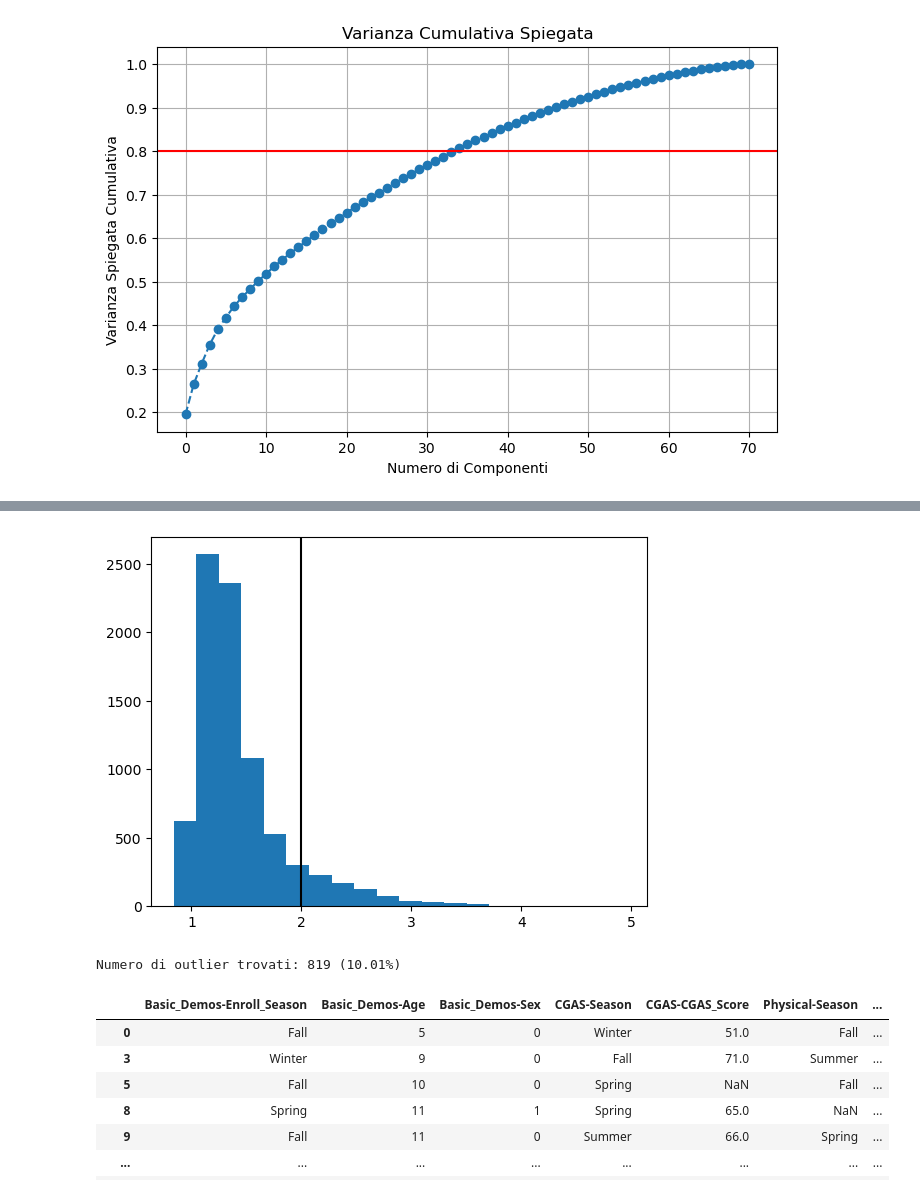
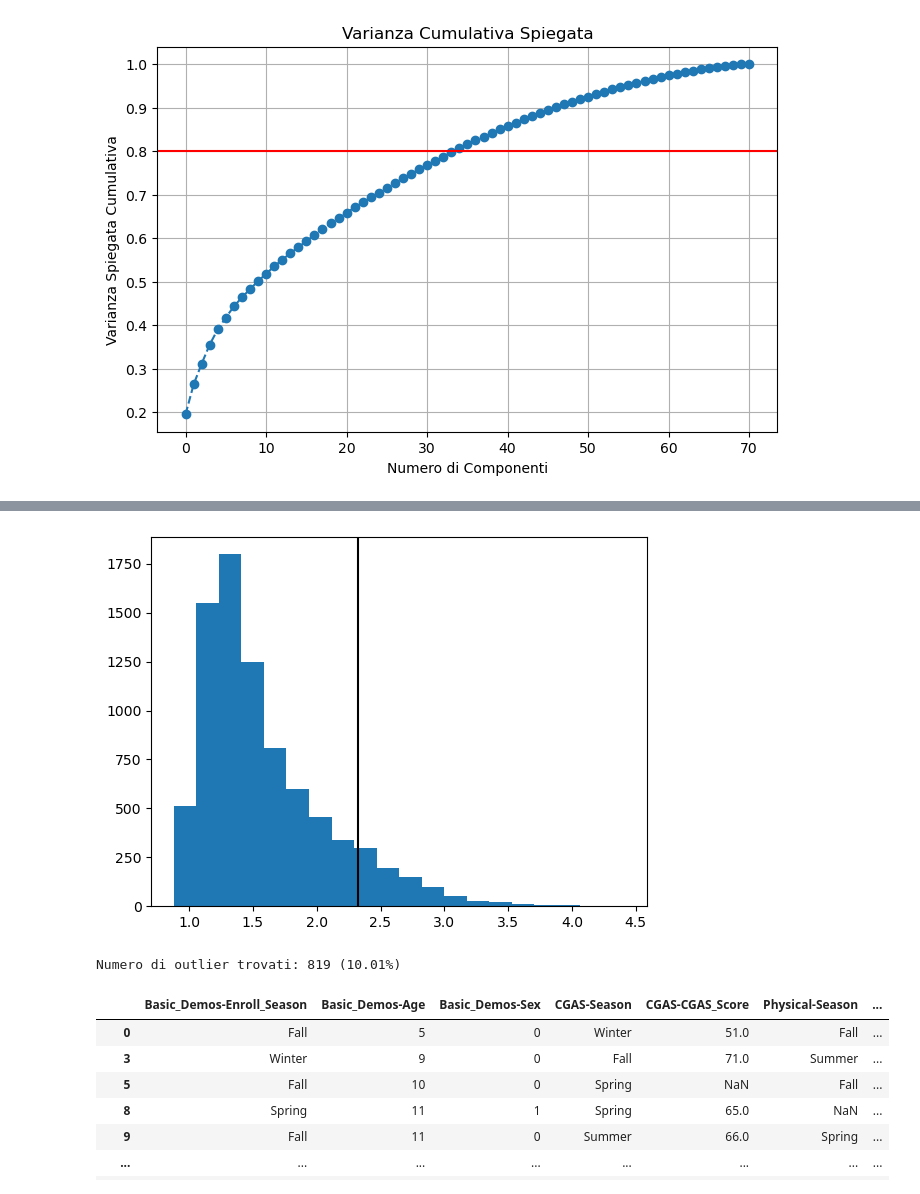
Before and after one commit to alessialaconca/Data_Mining_2_Child_Mind_Institute, a Jupyter notebook: ale/outliers_nopca.ipynb, the cells around one changed output, grey strips where cells are left out. Cells and saved outputs as stored; diff of their text form; code cells hidden in the pictures.

```diff
--- a/ale/outliers_nopca.ipynb
+++ b/ale/outliers_nopca.ipynb
@@ -330,20 +233,20 @@ Outlier rilevati (spazio totale): 82
 # %%
 #==== COF ====
 from pyod.models.cof import COF
-clf = COF(contamination=0.1, method='fast', n_neighbors=20)
+clf = COF(contamination=0.1, method='fast', n_neighbors=76)
 clf.fit(X_standard)
 
 outliers_cof = clf.predict(X_standard)
 #np.unique(outliers_cof, return_counts=True)
 
 plt.hist(clf.decision_scores_, bins=20)
 plt.axvline(np.min(clf.decision_scores_[np.where(outliers_cof==1)]), c='k')
 plt.show()
 
-n_outliers_cof = np.sum(outliers_cof)
+n_outliers_cof = np.count_nonzero(outliers_cof)
 print(f"Numero di outlier trovati: {int(n_outliers_cof)} ({n_outliers_cof/len(df_unito)*100:.2f}%)")
 # %% [output]
-[figure, old version]
+[figure, new version]
 Numero di outlier trovati: 819 (10.01%)
 # %%
 #==== DBSCAN non è che sia incredibile====
```
Also changed, not shown: parts of 6 cells of this notebook, 1 other file.
